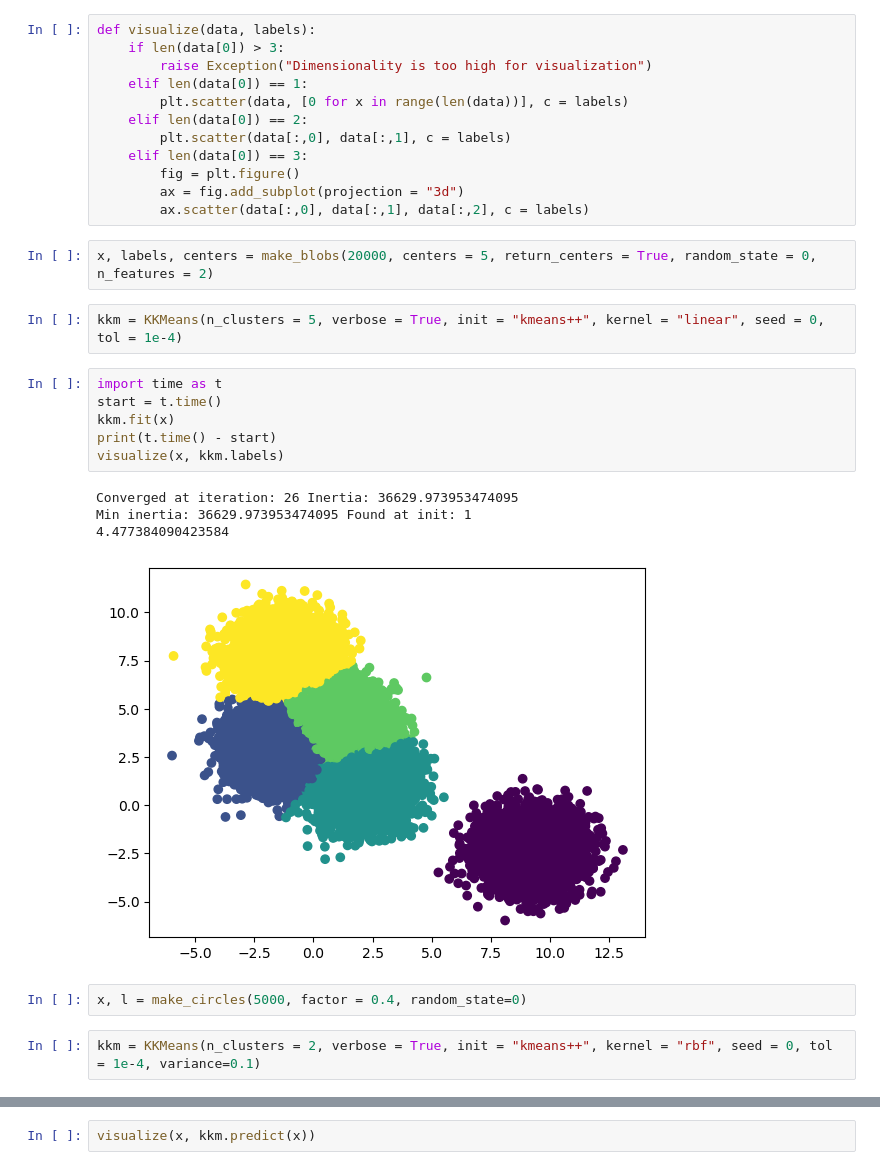
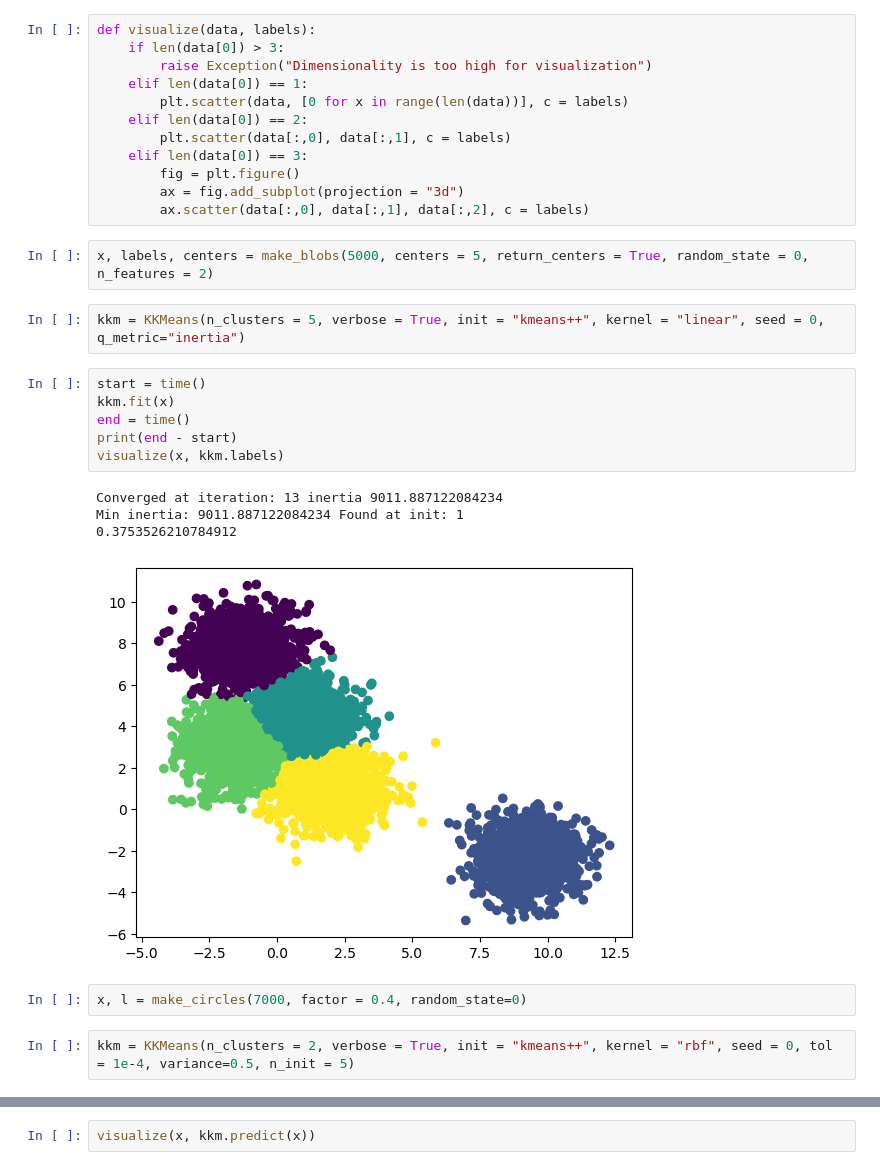
Before and after one commit to bauxn/kernel-kmeans, a Jupyter notebook: demo.ipynb, the cells around one changed output, grey strips where cells are left out. Cells and saved outputs as stored; diff of their text form.

```diff
--- a/demo.ipynb
+++ b/demo.ipynb
@@ -161,22 +195,22 @@ def visualize(data, labels):
         ax = fig.add_subplot(projection = "3d")
         ax.scatter(data[:,0], data[:,1], data[:,2], c = labels)
 # %%
-x, labels, centers = make_blobs(20000, centers = 5, return_centers = True, random_state = 0, n_features = 2)
+x, labels, centers = make_blobs(5000, centers = 5, return_centers = True, random_state = 0, n_features = 2)
 # %%
-kkm = KKMeans(n_clusters = 5, verbose = True, init = "kmeans++", kernel = "linear", seed = 0, tol = 1e-4)
+kkm = KKMeans(n_clusters = 5, verbose = True, init = "kmeans++", kernel = "linear", seed = 0, q_metric="inertia")
 # %%
-import time as t
-start = t.time()
+start = time()
 kkm.fit(x)
-print(t.time() - start)
+end = time()
+print(end - start)
 visualize(x, kkm.labels)
 # %% [output]
-Converged at iteration: 26 Inertia: 36629.973953474095
-Min inertia: 36629.973953474095 Found at init: 1
-4.477384090423584
+Converged at iteration: 13 inertia 9011.887122084234
+Min inertia: 9011.887122084234 Found at init: 1
+0.3753526210784912
-[figure, old version]
+[figure, new version]
 # %%
-x, l = make_circles(5000, factor = 0.4, random_state=0)
+x, l = make_circles(7000, factor = 0.4, random_state=0)
 # %%
-kkm = KKMeans(n_clusters = 2, verbose = True, init = "kmeans++", kernel = "rbf", seed = 0, tol = 1e-4, variance=0.1)
+kkm = KKMeans(n_clusters = 2, verbose = True, init = "kmeans++", kernel = "rbf", seed = 0, tol = 1e-4, variance=0.5, n_init = 5)
 # %%
```
Also changed, not shown: parts of 4 cells of this notebook, 4 other files.
